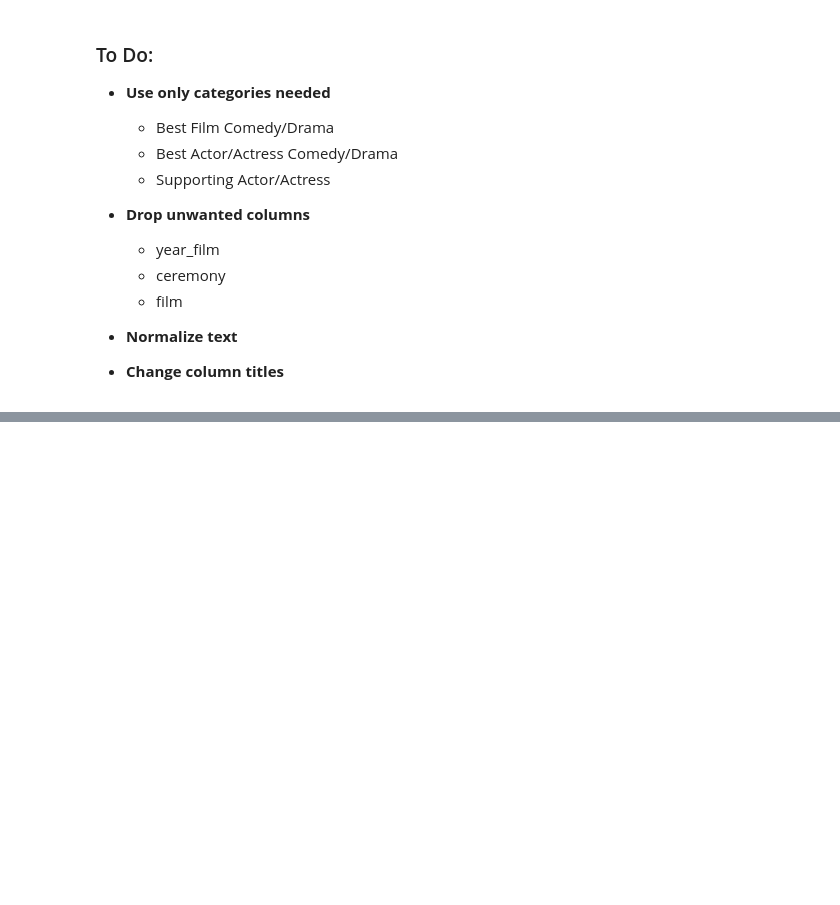
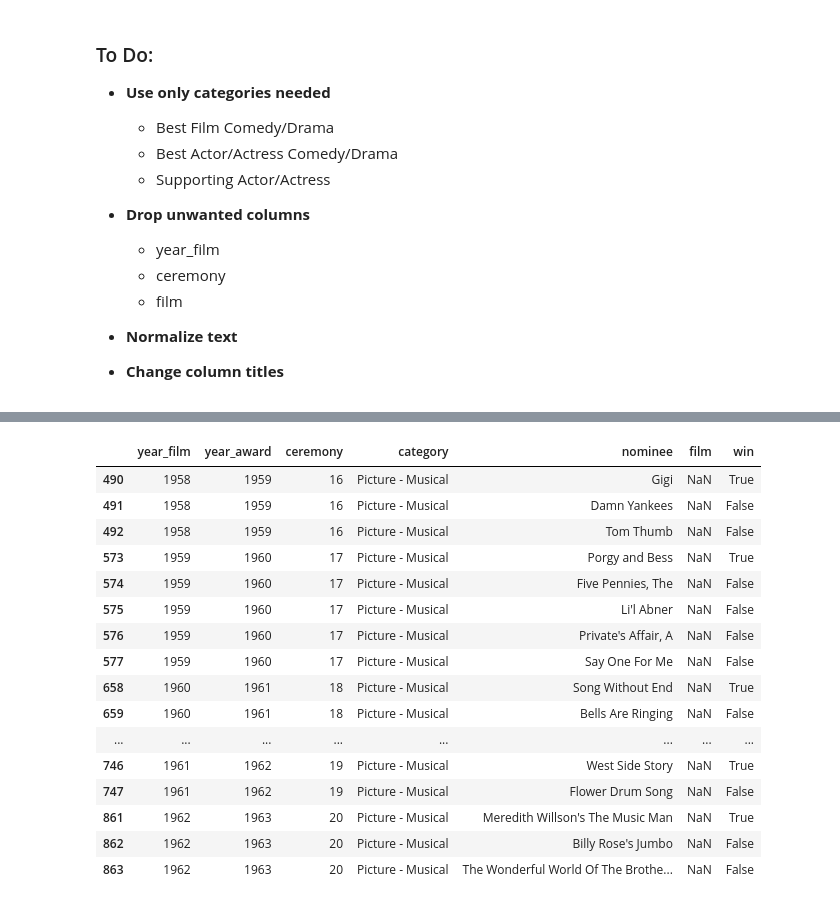
Before and after one commit to cari-holmes/movie-analysis, a Jupyter notebook: prepare_awards.ipynb, the cells around one changed output, grey strips where cells are left out. Saved outputs shown, nothing was run; the diff lists cells and outputs as text; code cells hidden in the pictures; blank space fills up the shorter version.

```diff
--- a/prepare_awards.ipynb
+++ b/prepare_awards.ipynb
@@ -874,0 +892,20 @@ array(['Best Performance by an Actress in a Supporting Role in any Motion Pictur
+# %%
+df[df.category == 'Picture - Musical']
+# %% [output]
+|  | year_film | year_award | ceremony | category | nominee | film | win |
+| 490 | 1958 | 1959 | 16 | Picture - Musical | Gigi | NaN | True |
+| 491 | 1958 | 1959 | 16 | Picture - Musical | Damn Yankees | NaN | False |
+| 492 | 1958 | 1959 | 16 | Picture - Musical | Tom Thumb | NaN | False |
+| 573 | 1959 | 1960 | 17 | Picture - Musical | Porgy and Bess | NaN | True |
+| 574 | 1959 | 1960 | 17 | Picture - Musical | Five Pennies, The | NaN | False |
+| 575 | 1959 | 1960 | 17 | Picture - Musical | Li'l Abner | NaN | False |
+| 576 | 1959 | 1960 | 17 | Picture - Musical | Private's Affair, A | NaN | False |
+| 577 | 1959 | 1960 | 17 | Picture - Musical | Say One For Me | NaN | False |
+| 658 | 1960 | 1961 | 18 | Picture - Musical | Song Without End | NaN | True |
+| 659 | 1960 | 1961 | 18 | Picture - Musical | Bells Are Ringing | NaN | False |
+| ... | ... | ... | ... | ... | ... | ... | ... |
+| 746 | 1961 | 1962 | 19 | Picture - Musical | West Side Story | NaN | True |
+| 747 | 1961 | 1962 | 19 | Picture - Musical | Flower Drum Song | NaN | False |
+| 861 | 1962 | 1963 | 20 | Picture - Musical | Meredith Willson's The Music Man | NaN | True |
+| 862 | 1962 | 1963 | 20 | Picture - Musical | Billy Rose's Jumbo | NaN | False |
+| 863 | 1962 | 1963 | 20 | Picture - Musical | The Wonderful World Of The Brothe... | NaN | False |
```
Also changed, not shown: parts of 4 cells of this notebook.
